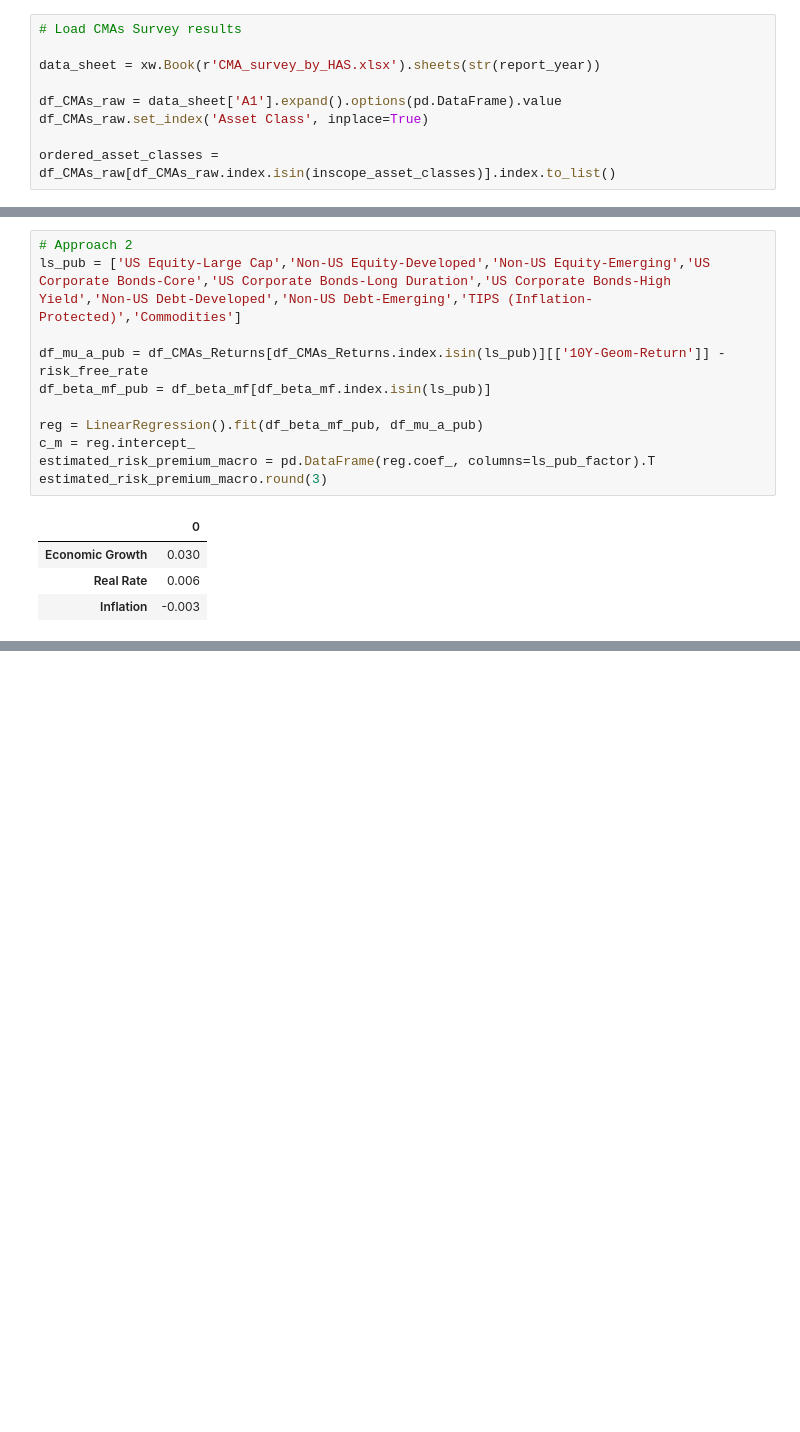
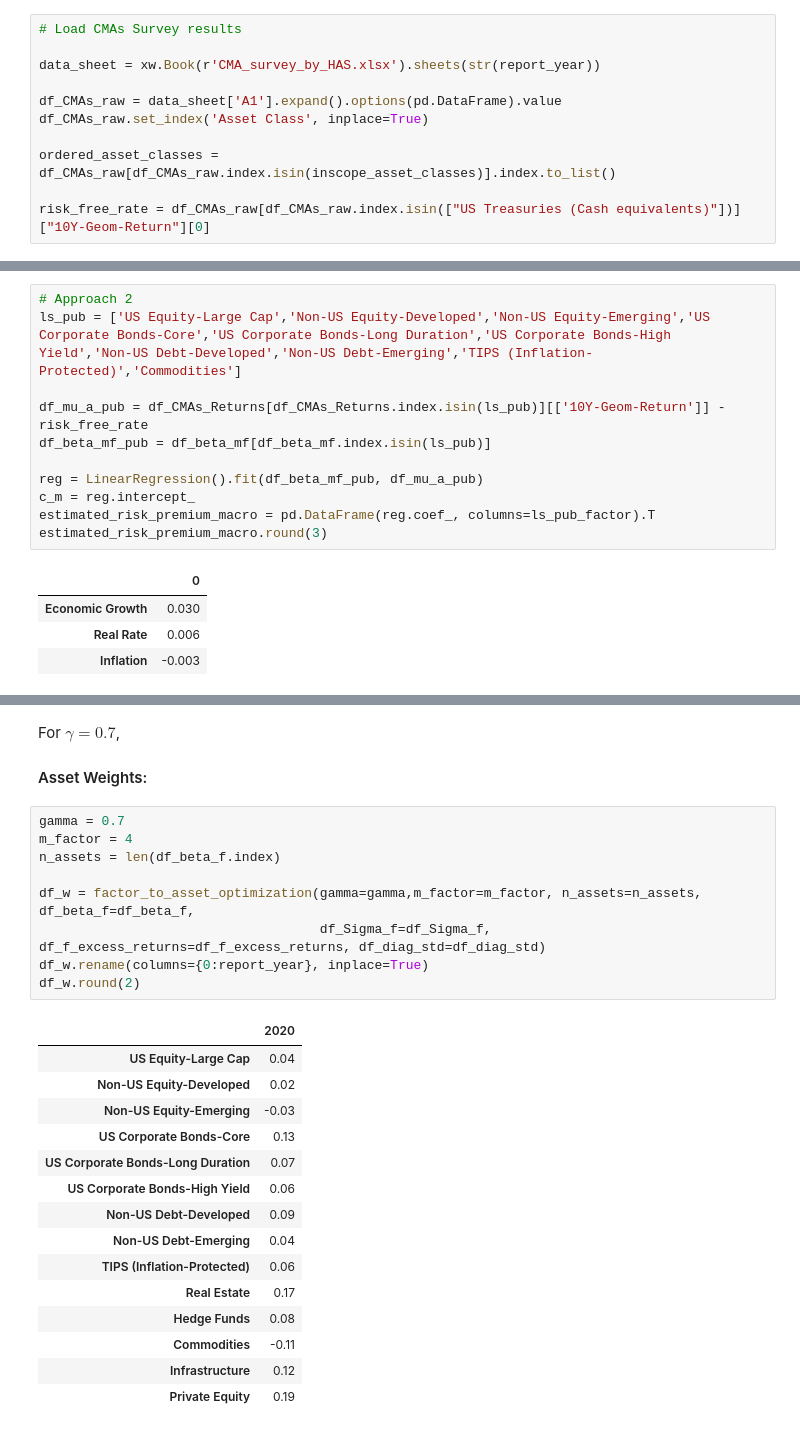
Before and after one commit to krocellx/finance, a Jupyter notebook: Factor_Investing_Using_CMAs_Update.ipynb, the cells around one changed output, grey strips where cells are left out. Saved outputs shown, nothing was run; the diff lists cells and outputs as text; blank space fills up the shorter version.

```diff
--- a/Factor_Investing_Using_CMAs_Update.ipynb
+++ b/Factor_Investing_Using_CMAs_Update.ipynb
@@ -65,6 +67,8 @@ df_CMAs_raw = data_sheet['A1'].expand().options(pd.DataFrame).value
 df_CMAs_raw.set_index('Asset Class', inplace=True)
 
 ordered_asset_classes = df_CMAs_raw[df_CMAs_raw.index.isin(inscope_asset_classes)].index.to_list()
+
+risk_free_rate = df_CMAs_raw[df_CMAs_raw.index.isin(["US Treasuries (Cash equivalents)"])]["10Y-Geom-Return"][0]
 # %% [markdown]
 ## Step 1: Get CMA survey data produced by Horizon Actuarial Services (HAS)
 # %% [markdown]
@@ -527,0 +516,29 @@ df_w.round(2)
+# %% [markdown]
+For $\gamma=0.7$,
+
+#### Asset Weights:
+# %%
+gamma = 0.7
+m_factor = 4
+n_assets = len(df_beta_f.index)
+
+df_w = factor_to_asset_optimization(gamma=gamma,m_factor=m_factor, n_assets=n_assets, df_beta_f=df_beta_f,
+                                    df_Sigma_f=df_Sigma_f, df_f_excess_returns=df_f_excess_returns, df_diag_std=df_diag_std)
+df_w.rename(columns={0:report_year}, inplace=True)
+df_w.round(2)
+# %% [output]
+|  | 2020 |
+| US Equity-Large Cap | 0.04 |
+| Non-US Equity-Developed | 0.02 |
+| Non-US Equity-Emerging | -0.03 |
+| US Corporate Bonds-Core | 0.13 |
+| US Corporate Bonds-Long Duration | 0.07 |
+| US Corporate Bonds-High Yield | 0.06 |
+| Non-US Debt-Developed | 0.09 |
+| Non-US Debt-Emerging | 0.04 |
+| TIPS (Inflation-Protected) | 0.06 |
+| Real Estate | 0.17 |
+| Hedge Funds | 0.08 |
+| Commodities | -0.11 |
+| Infrastructure | 0.12 |
+| Private Equity | 0.19 |
```
Also changed, not shown: parts of 24 cells of this notebook, 1 other file.
